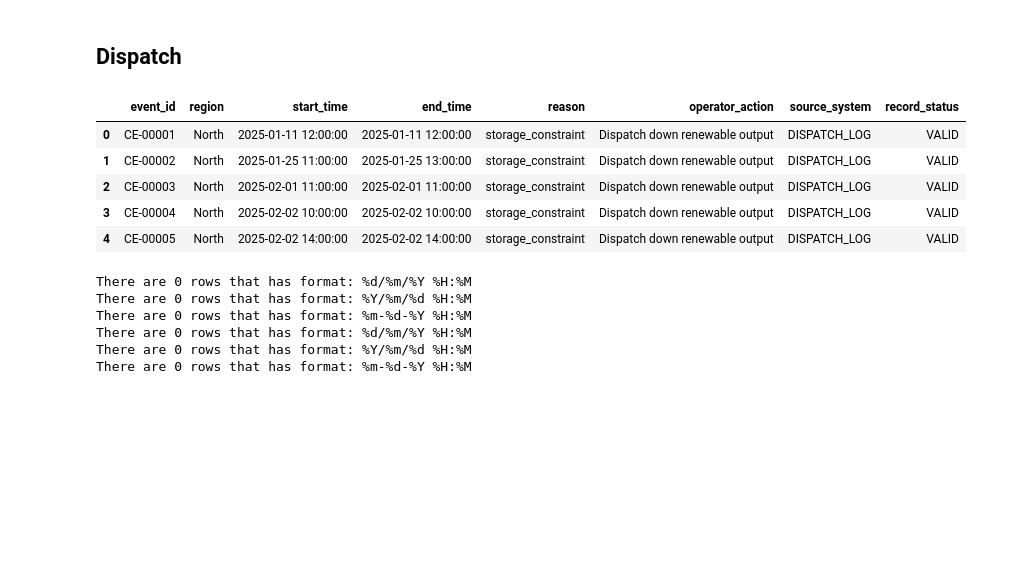
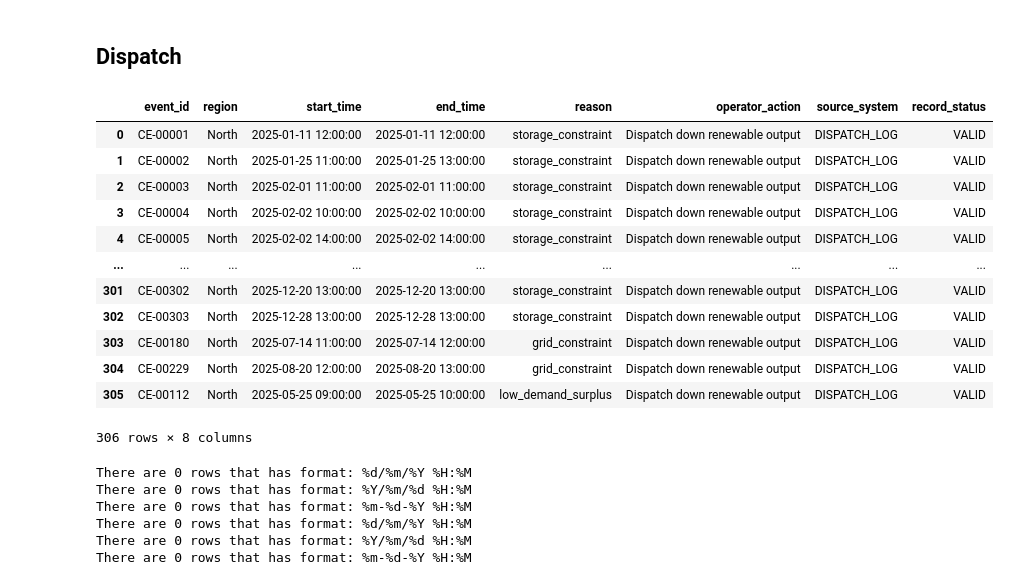
Before and after one commit to sadamhabnawi28/GreenGrid_Energy_Project, a Jupyter notebook: scripts/data_cleaning.ipynb, the cells around one changed output. Cells and saved outputs as stored; diff of their text form; code cells hidden in the pictures; blank space fills up the shorter version.

```diff
--- a/scripts/data_cleaning.ipynb
+++ b/scripts/data_cleaning.ipynb
@@ -274,16 +286,23 @@ df_bess
 # %%
 dispatch = path + "dispatch_curtailment_log_raw.csv"
 
 df_dispatch = pd.read_csv(dispatch)
 
-df_dispatch.head()
+df_dispatch
 # %% [output]
 |  | event_id | region | start_time | end_time | reason | operator_action | source_system | record_status |
 | 0 | CE-00001 | North | 2025-01-11 12:00:00 | 2025-01-11 12:00:00 | storage_constraint | Dispatch down renewable output | DISPATCH_LOG | VALID |
 | 1 | CE-00002 | North | 2025-01-25 11:00:00 | 2025-01-25 13:00:00 | storage_constraint | Dispatch down renewable output | DISPATCH_LOG | VALID |
 | 2 | CE-00003 | North | 2025-02-01 11:00:00 | 2025-02-01 11:00:00 | storage_constraint | Dispatch down renewable output | DISPATCH_LOG | VALID |
 | 3 | CE-00004 | North | 2025-02-02 10:00:00 | 2025-02-02 10:00:00 | storage_constraint | Dispatch down renewable output | DISPATCH_LOG | VALID |
 | 4 | CE-00005 | North | 2025-02-02 14:00:00 | 2025-02-02 14:00:00 | storage_constraint | Dispatch down renewable output | DISPATCH_LOG | VALID |
+| ... | ... | ... | ... | ... | ... | ... | ... | ... |
+| 301 | CE-00302 | North | 2025-12-20 13:00:00 | 2025-12-20 13:00:00 | storage_constraint | Dispatch down renewable output | DISPATCH_LOG | VALID |
+| 302 | CE-00303 | North | 2025-12-28 13:00:00 | 2025-12-28 13:00:00 | storage_constraint | Dispatch down renewable output | DISPATCH_LOG | VALID |
+| 303 | CE-00180 | North | 2025-07-14 11:00:00 | 2025-07-14 12:00:00 | grid_constraint | Dispatch down renewable output | DISPATCH_LOG | VALID |
+| 304 | CE-00229 | North | 2025-08-20 12:00:00 | 2025-08-20 13:00:00 | grid_constraint | Dispatch down renewable output | DISPATCH_LOG | VALID |
+| 305 | CE-00112 | North | 2025-05-25 09:00:00 | 2025-05-25 10:00:00 | low_demand_surplus | Dispatch down renewable output | DISPATCH_LOG | VALID |
+306 rows × 8 columns
 # %%
 timestamp_reg(df_dispatch, "start_time")
 timestamp_reg(df_dispatch, "end_time")
```
Also changed, not shown: parts of 36 cells of this notebook, 4 other files.
